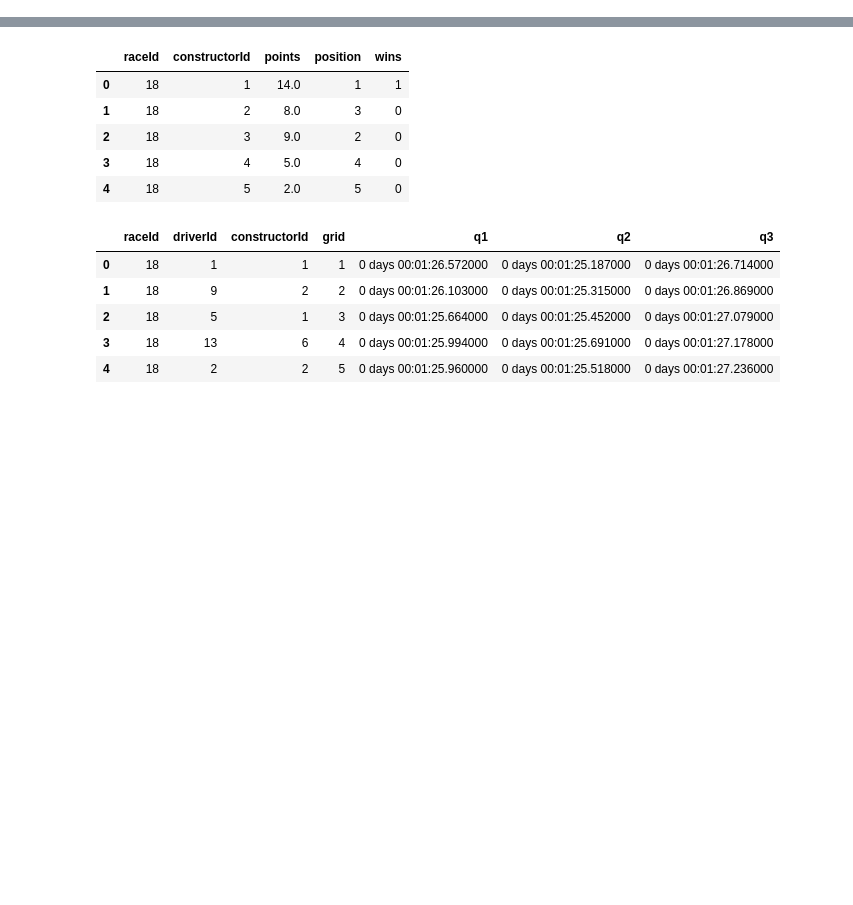
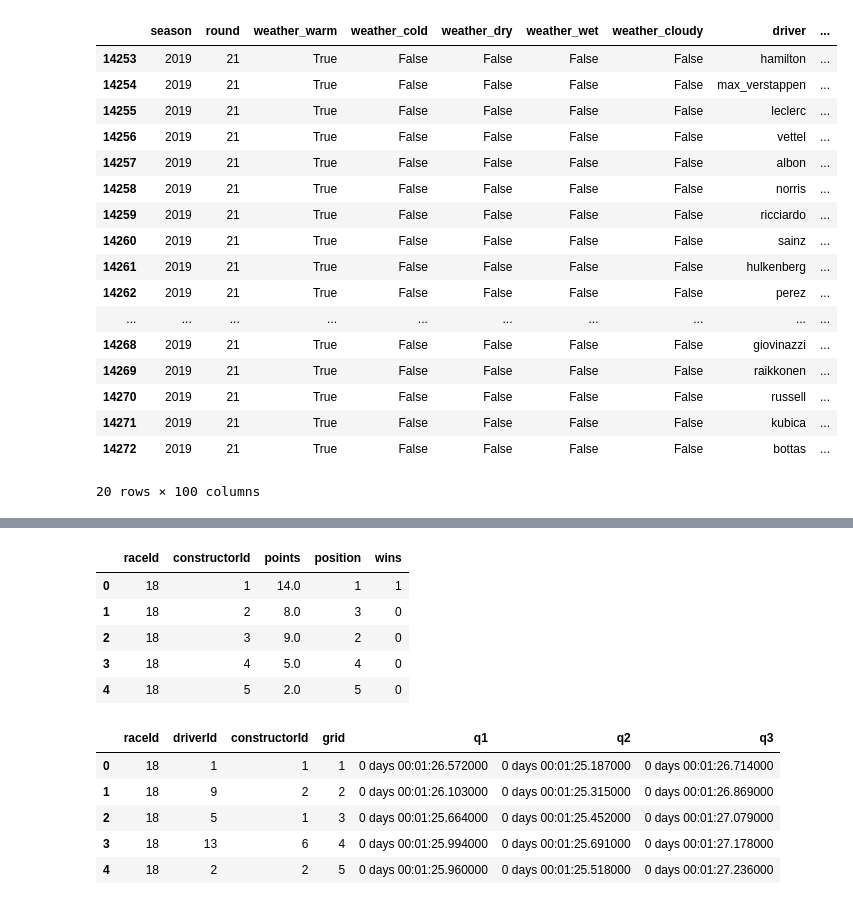
Before and after one commit to PraveenAyush/Formula-1-Analytics, a Jupyter notebook: ML_models.ipynb, the cells around one changed output, grey strips where cells are left out. Cells and saved outputs as stored; diff of their text form; code cells hidden in the pictures; blank space fills up the shorter version.

```diff
--- a/ML_models.ipynb
+++ b/ML_models.ipynb
@@ -5,3 +5,3 @@ import matplotlib.pyplot as plt
 import seaborn as sns
 # %%
-races=pd.read_csv('races.csv')
+final_df=pd.read_csv('datasets/cleaned/final_df.csv')
@@ -52,0 +36,13 @@ driver_standings.head()
+# %%
+from sklearn.preprocessing import StandardScaler
+df = final_df.copy()
+df.podium = df.podium.map(lambda x: 1 if x == 1 else 0)
+
+#split train
+
+train = df[df.season < 2019]
+X_train = train.drop(['driver', 'podium'], axis=1)
+y_train = train.podium
+
+scaler = StandardScaler()
+X_train = pd.DataFrame(scaler.fit_transform(X_train), columns=X_train.columns)
@@ -52,0 +111,26 @@ driver_standings.head()
+# %%
+for circuit in df[df.season == 2019]['round'].unique():
+
+    test = df[(df.season == 2019) & (df['round'] == circuit)]
+    X_test = test.drop(['driver', 'podium'], axis=1)
+    y_test = test.podium
+test
+# %% [output]
+|  | season | round | weather_warm | weather_cold | weather_dry | weather_wet | weather_cloudy | driver | ... |
+| 14253 | 2019 | 21 | True | False | False | False | False | hamilton | ... |
+| 14254 | 2019 | 21 | True | False | False | False | False | max_verstappen | ... |
+| 14255 | 2019 | 21 | True | False | False | False | False | leclerc | ... |
+| 14256 | 2019 | 21 | True | False | False | False | False | vettel | ... |
+| 14257 | 2019 | 21 | True | False | False | False | False | albon | ... |
+| 14258 | 2019 | 21 | True | False | False | False | False | norris | ... |
+| 14259 | 2019 | 21 | True | False | False | False | False | ricciardo | ... |
+| 14260 | 2019 | 21 | True | False | False | False | False | sainz | ... |
+| 14261 | 2019 | 21 | True | False | False | False | False | hulkenberg | ... |
+| 14262 | 2019 | 21 | True | False | False | False | False | perez | ... |
+| ... | ... | ... | ... | ... | ... | ... | ... | ... | ... |
+| 14268 | 2019 | 21 | True | False | False | False | False | giovinazzi | ... |
+| 14269 | 2019 | 21 | True | False | False | False | False | raikkonen | ... |
+| 14270 | 2019 | 21 | True | False | False | False | False | russell | ... |
+| 14271 | 2019 | 21 | True | False | False | False | False | kubica | ... |
+| 14272 | 2019 | 21 | True | False | False | False | False | bottas | ... |
+20 rows × 100 columns
```
Also changed, not shown: parts of 12 cells of this notebook, 3 other files.
